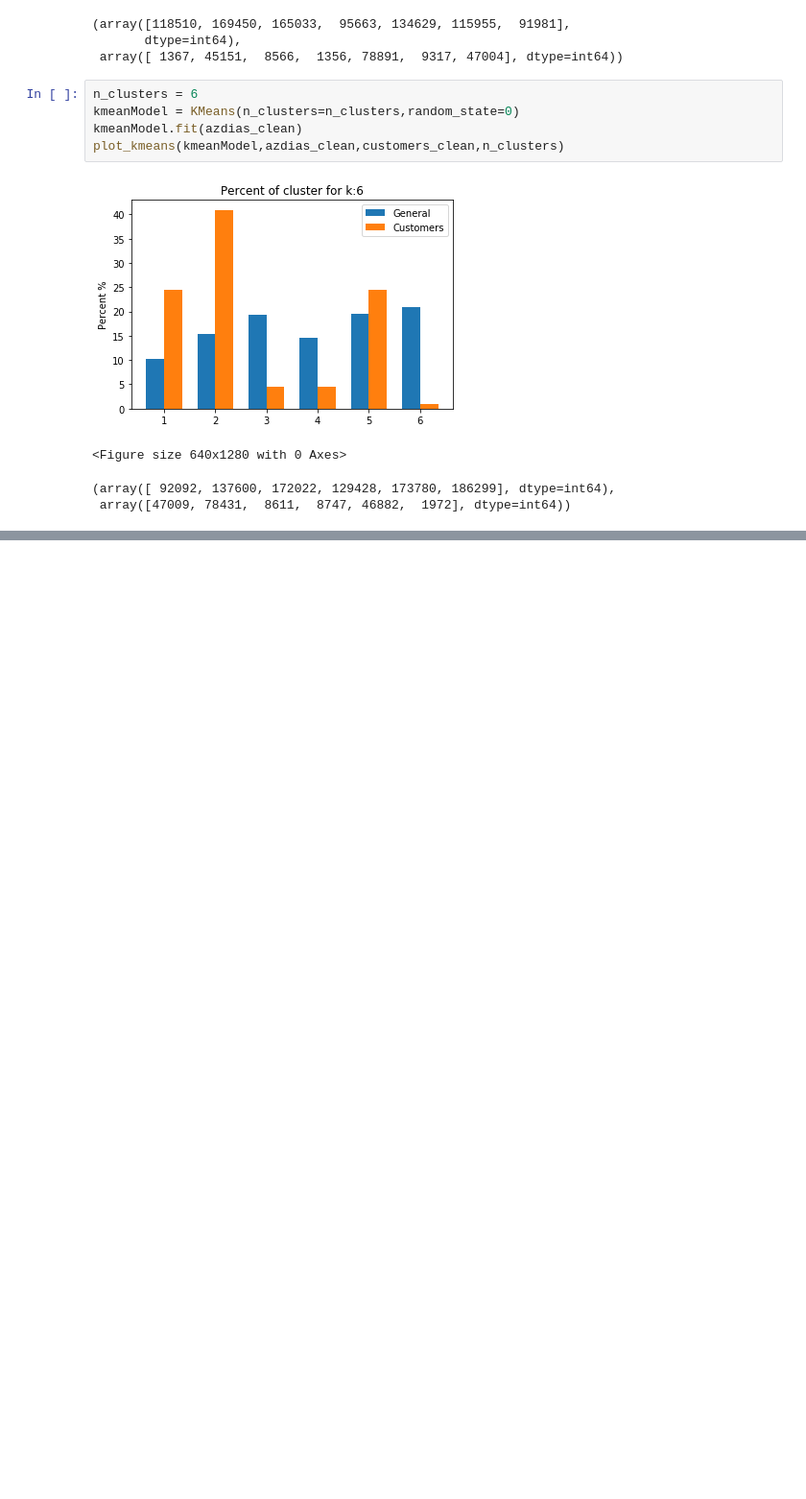
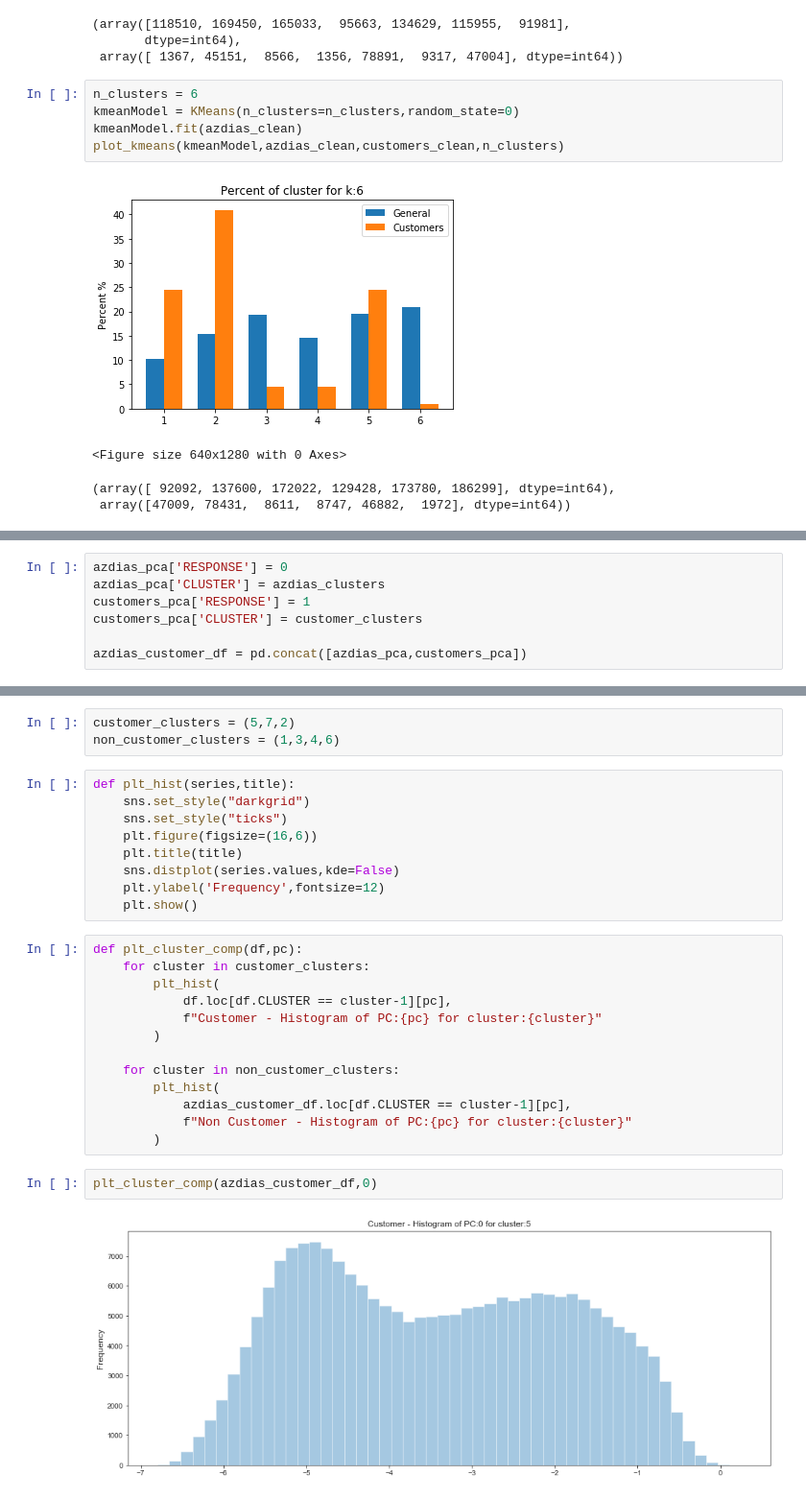
Before and after one commit to OliverFarren/arvato-udacity-customersegmentation, a Jupyter notebook: 1_customer_segmentation_report.ipynb, the cells around one changed output, grey strips where cells are left out. Shown at 96% size. Cells and saved outputs as stored; diff of their text form; blank space fills up the shorter version.

```diff
--- a/1_customer_segmentation_report.ipynb
+++ b/1_customer_segmentation_report.ipynb
@@ -1066,0 +1108,7 @@ It looks like k=7 has the most distinction between customers and the general pop
+# %%
+azdias_pca['RESPONSE'] = 0
+azdias_pca['CLUSTER'] = azdias_clusters
+customers_pca['RESPONSE'] = 1
+customers_pca['CLUSTER'] = customer_clusters
+
+azdias_customer_df = pd.concat([azdias_pca,customers_pca])
@@ -1066,0 +1123,29 @@ It looks like k=7 has the most distinction between customers and the general pop
+# %%
+customer_clusters = (5,7,2)
+non_customer_clusters = (1,3,4,6)
+# %%
+def plt_hist(series,title):
+    sns.set_style("darkgrid")
+    sns.set_style("ticks")
+    plt.figure(figsize=(16,6))
+    plt.title(title)
+    sns.distplot(series.values,kde=False)
+    plt.ylabel('Frequency',fontsize=12)
+    plt.show()
+# %%
+def plt_cluster_comp(df,pc):
+    for cluster in customer_clusters:
+        plt_hist(
+            df.loc[df.CLUSTER == cluster-1][pc],
+            f"Customer - Histogram of PC:{pc} for cluster:{cluster}"
+        )
+
+    for cluster in non_customer_clusters:
+        plt_hist(
+            azdias_customer_df.loc[df.CLUSTER == cluster-1][pc],
+            f"Non Customer - Histogram of PC:{pc} for cluster:{cluster}"
+        )
+# %%
+plt_cluster_comp(azdias_customer_df,0)
+# %% [output]
+[figure, added]
```
Also changed, not shown: parts of 22 cells of this notebook.
